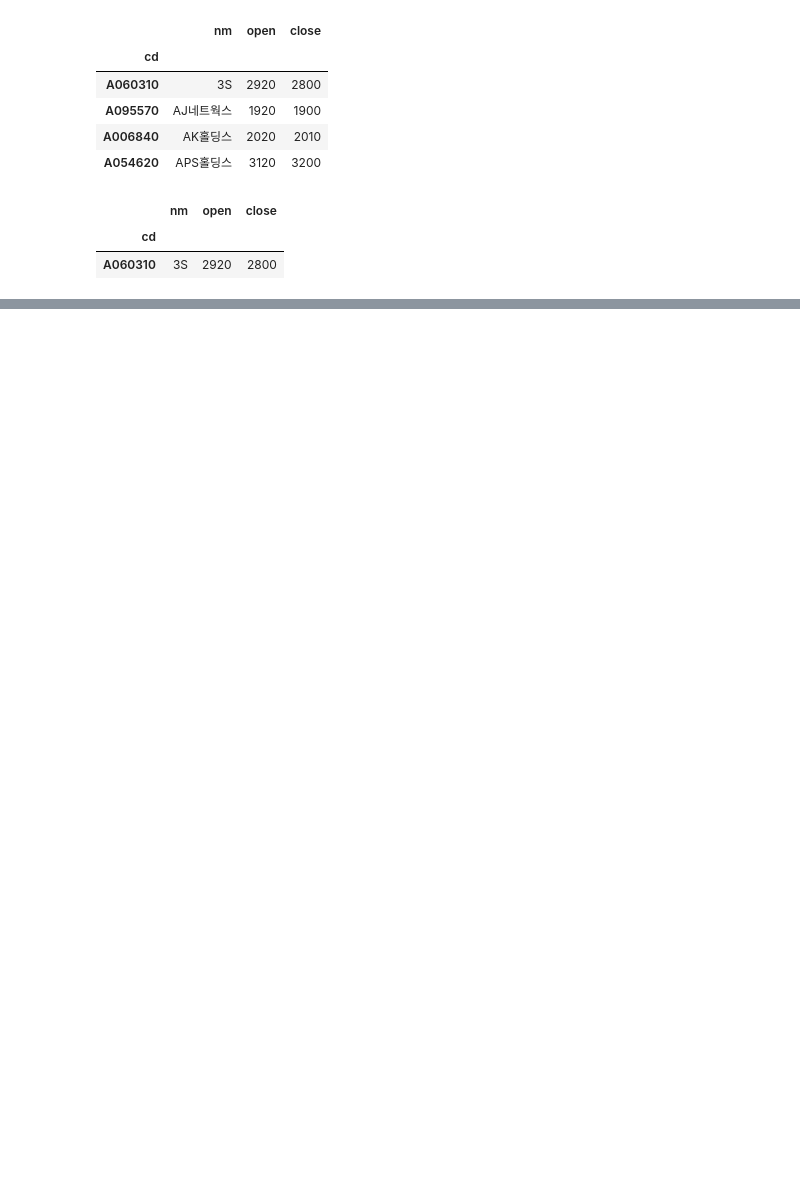
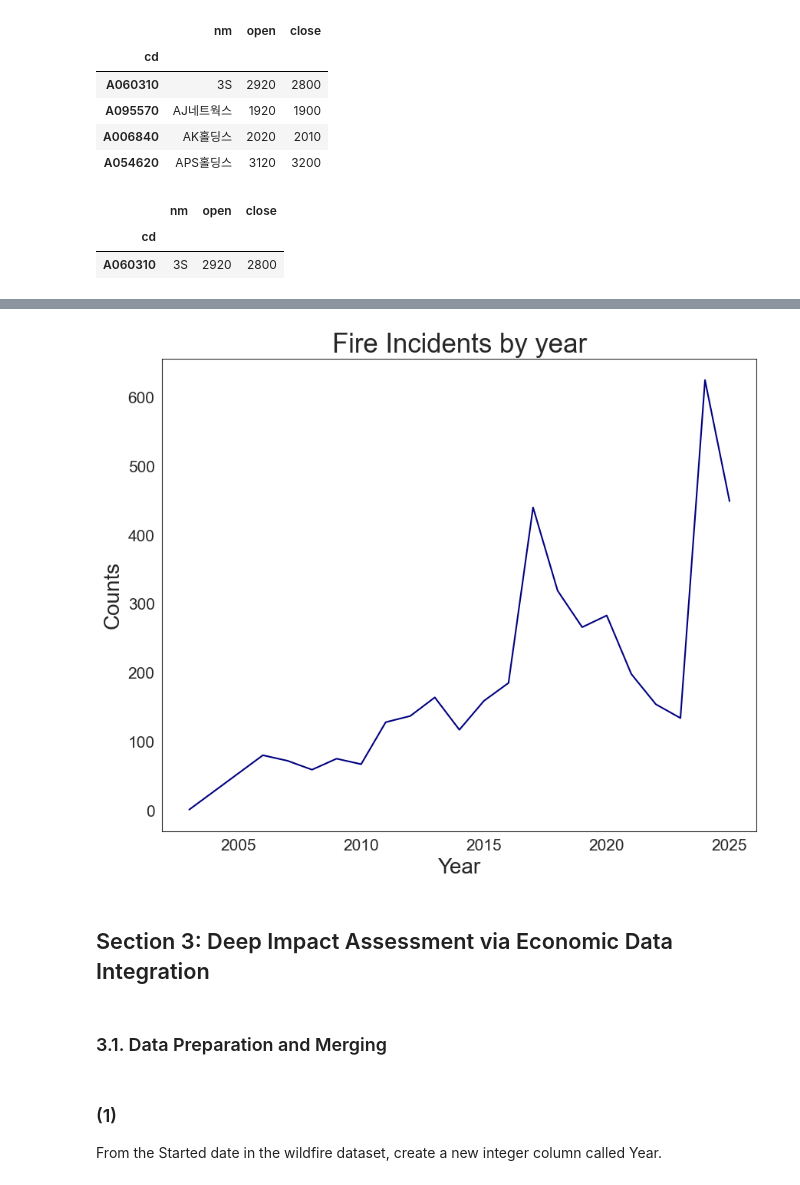
Before and after one commit to eagles0924/liveCodingTest, a Jupyter notebook: 250920_interview/1.ipynb, the cells around one changed output, grey strips where cells are left out. Drawn from its saved outputs; the diff is of its cells as text; code cells hidden in the pictures; blank space fills up the shorter version.

```diff
--- a/250920_interview/1.ipynb
+++ b/250920_interview/1.ipynb
@@ -365,0 +428,6 @@ df.query("close == 2800")
+# %%
+# ExtinguishedDate가 NaN인 event는 아직 진행 중인 걸로
+from datetime import timedelta
+
+singlefire_copy['IsLongDuration'] = singlefire['ExtinguishedDate'] - singlefire['Started'] > timedelta(days=45)
+singlefire_copy
@@ -365,0 +458,3 @@ df.query("close == 2800")
+# %%
+singlefire_copy['year'] = singlefire_copy['Started'].dt.year
+singlefire_copy.head()
@@ -365,0 +469,20 @@ df.query("close == 2800")
+# %%
+fire_cnt_yr = singlefire_copy.groupby('year')['Name'].count()
+
+plt.figure(figsize=(10,8))
+plt.plot(fire_cnt_yr, color='navy')
+plt.xlabel('Year', fontsize=20)
+plt.ylabel('Counts', fontsize=20)
+plt.xticks(fontsize=15)
+plt.yticks(fontsize=15)
+plt.title('Fire Incidents by year', fontsize=25)
+plt.show()
+# %% [output]
+[figure, added]
+# %% [markdown]
+## Section 3: Deep Impact Assessment via Economic Data Integration
+# %% [markdown]
+### 3.1. Data Preparation and Merging
+# %% [markdown]
+### (1)
+From the Started date in the wildfire dataset, create a new integer column called Year.
```
Also changed, not shown: parts of 48 cells of this notebook, 7 other files.
